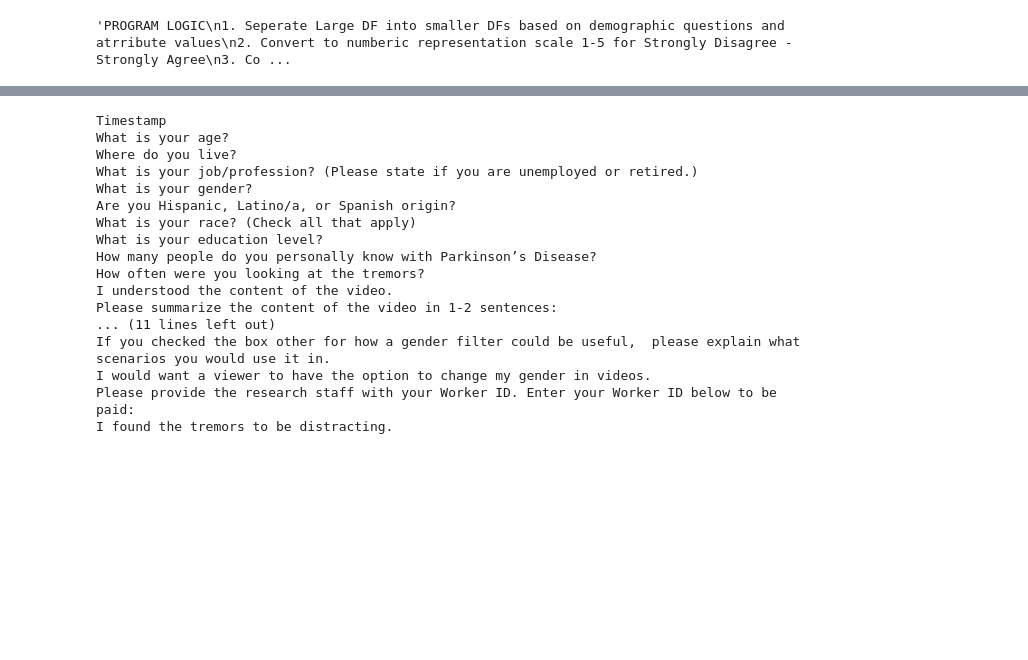
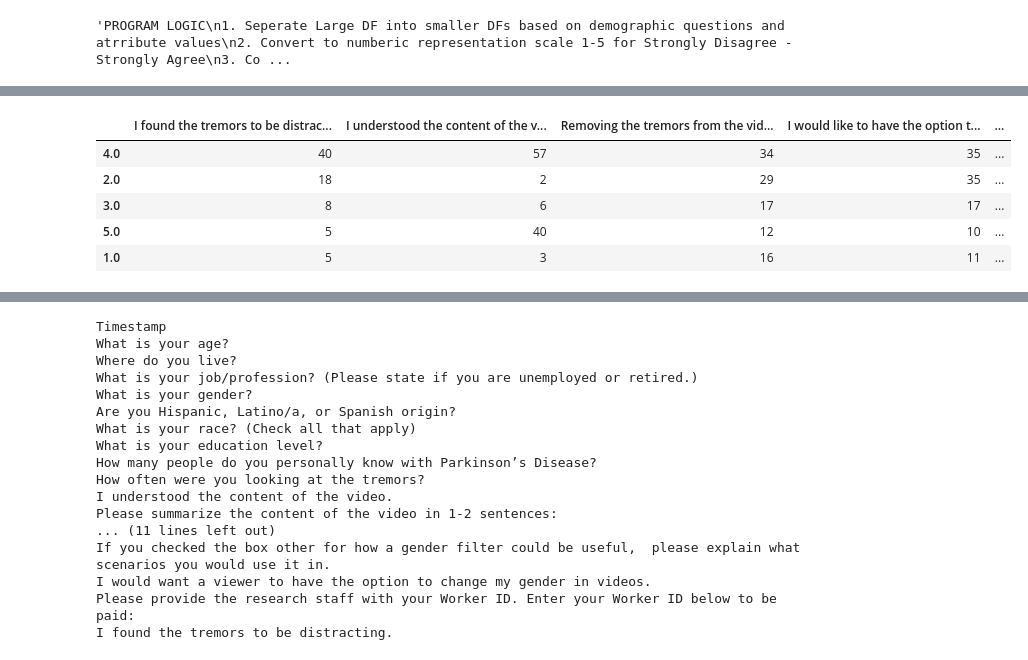
Before and after one commit to kurtishaut/PD_Video_Filtering, a Jupyter notebook: Survey Analysis.ipynb, the cells around one changed output, grey strips where cells are left out. Drawn from its saved outputs; the diff is of its cells as text; code cells hidden in the pictures; blank space fills up the shorter version.

```diff
--- a/Survey Analysis.ipynb
+++ b/Survey Analysis.ipynb
@@ -30,0 +108,15 @@ df_female = df[(df['What is your gender?'] == 'Female')]
+# %%
+# This is to generate a table of distributions (counts) for each answer for each question
+# 'Strongly Agree':5, 'Agree':4, 'Undecided': 3,'Disagree':2, 'Strongly Disagree':1
+df_counts = pd.DataFrame()
+for q in q_list:
+    col_name = q
+    df_counts[col_name] = df[col_name].value_counts() # applies function for every row in specified column
+display(df_counts)
+# %% [output]
+|  | I found the tremors to be distrac... | I understood the content of the v... | Removing the tremors from the vid... | I would like to have the option t... | ... |
+| 4.0 | 40 | 57 | 34 | 35 | ... |
+| 2.0 | 18 | 2 | 29 | 35 | ... |
+| 3.0 | 8 | 6 | 17 | 17 | ... |
+| 5.0 | 5 | 40 | 12 | 10 | ... |
+| 1.0 | 5 | 3 | 16 | 11 | ... |
```
Also changed, not shown: parts of 13 cells of this notebook.
